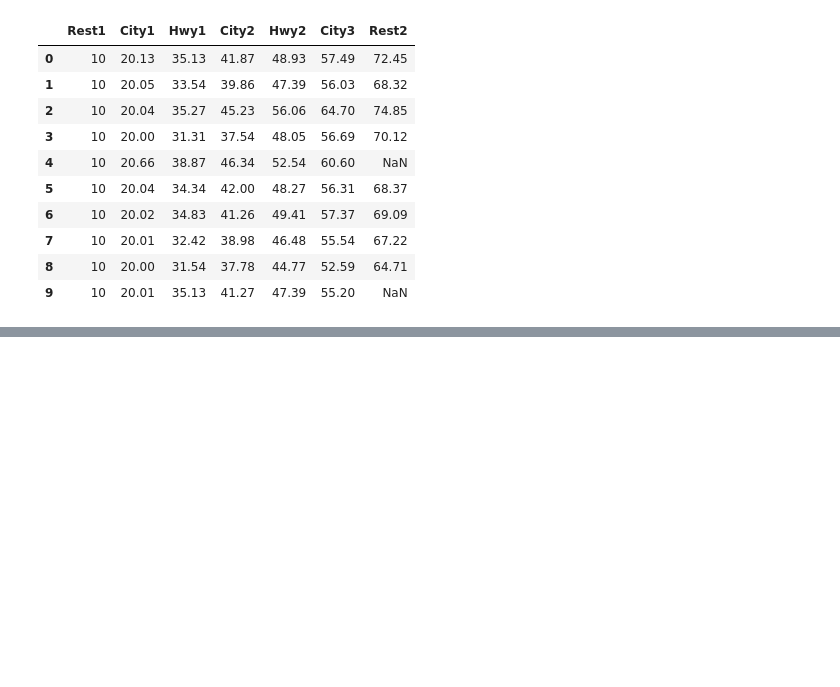
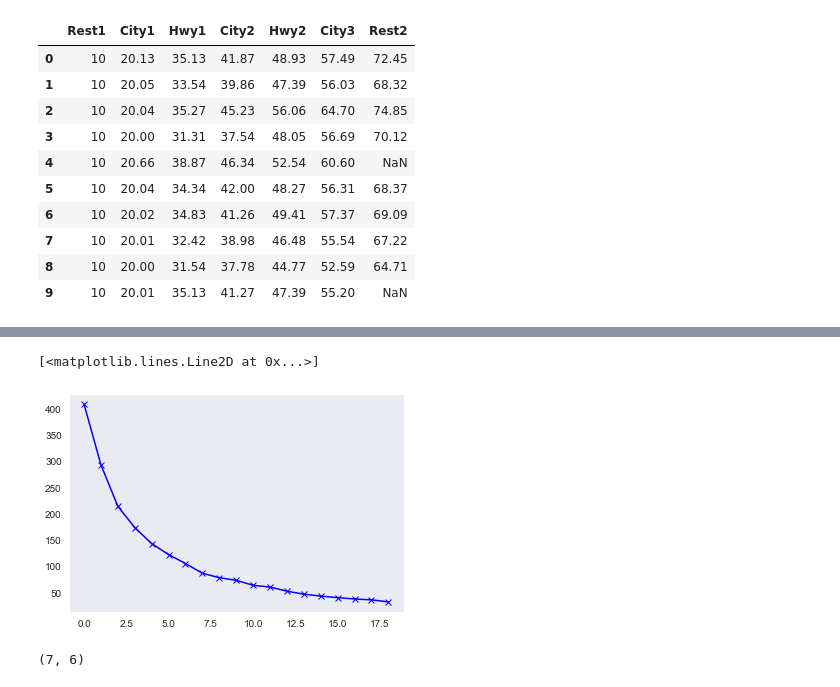
Before and after one commit to Applied-Machine-Learning-2022/final-project-stay-hard-uk, a Jupyter notebook: automobile_stress.ipynb, the cells around one changed output, grey strips where cells are left out. Cells and saved outputs as stored; diff of their text form; code cells hidden in the pictures; blank space fills up the shorter version.

Commit message:
Kmeans clustering

```diff
--- a/automobile_stress.ipynb
+++ b/automobile_stress.ipynb
@@ -343,0 +399,7 @@ X_train, X_test, y_train, y_test = train_test_split(X, y, test_size=0.33, random
+# %%
+# Dataframe for all the inputs
+df_inputs = df.drop(columns=['stress'])
+# %%
+# Let's scale the data first
+scaler = StandardScaler()
+df_inputs_scaled = scaler.fit_transform(df_inputs)
@@ -343,0 +426,16 @@ X_train, X_test, y_train, y_test = train_test_split(X, y, test_size=0.33, random
+# %%
+# Finding the optimal number of clusters using the elbow method
+from sklearn.cluster import KMeans
+from sklearn.decomposition import PCA
+
+scores_1 = []
+range_values = range(1, 20)
+
+for i in range_values :
+    kmeans = KMeans(n_clusters = i)
+    kmeans.fit(df_inputs_scaled)
+    scores_1.append(kmeans.inertia_)
+plt.plot(scores_1, 'bx-')
+# %% [output]
+[<matplotlib.lines.Line2D at 0x...>]
+[figure, added]
@@ -343,0 +447,4 @@ X_train, X_test, y_train, y_test = train_test_split(X, y, test_size=0.33, random
+# %%
+kmeans.cluster_centers_.shape
+# %% [output]
+(7, 6)
```
Also changed, not shown: parts of 41 cells of this notebook.
